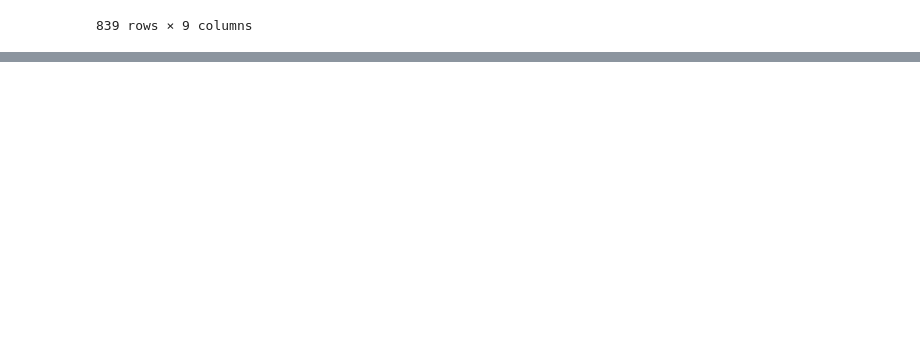
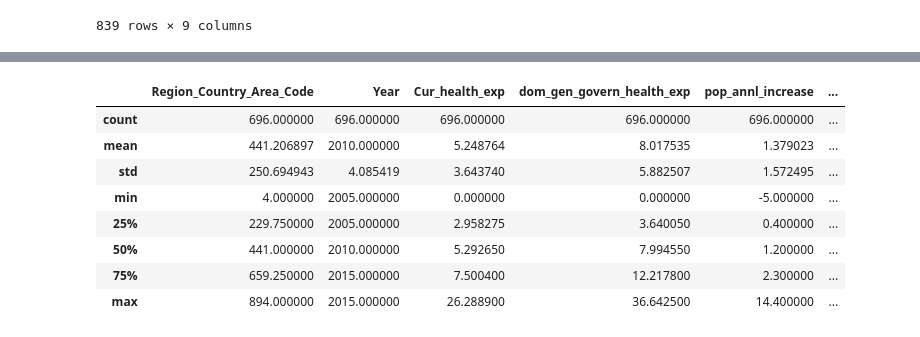
Before and after one commit to LauraMenefee/Summer2019_group_project, a Jupyter notebook: group_project.ipynb, the cells around one changed output, grey strips where cells are left out. Saved outputs shown, nothing was run; the diff lists cells and outputs as text; code cells hidden in the pictures; blank space fills up the shorter version.

```diff
--- a/group_project.ipynb
+++ b/group_project.ipynb
@@ -374,0 +388,13 @@ writer.save()
+# %%
+#Descriptive stats for population and expenditure
+pop_exp_df.describe()
+# %% [output]
+|  | Region_Country_Area_Code | Year | Cur_health_exp | dom_gen_govern_health_exp | pop_annl_increase | ... |
+| count | 696.000000 | 696.000000 | 696.000000 | 696.000000 | 696.000000 | ... |
+| mean | 441.206897 | 2010.000000 | 5.248764 | 8.017535 | 1.379023 | ... |
+| std | 250.694943 | 4.085419 | 3.643740 | 5.882507 | 1.572495 | ... |
+| min | 4.000000 | 2005.000000 | 0.000000 | 0.000000 | -5.000000 | ... |
+| 25% | 229.750000 | 2005.000000 | 2.958275 | 3.640050 | 0.400000 | ... |
+| 50% | 441.000000 | 2010.000000 | 5.292650 | 7.994550 | 1.200000 | ... |
+| 75% | 659.250000 | 2015.000000 | 7.500400 | 12.217800 | 2.300000 | ... |
+| max | 894.000000 | 2015.000000 | 26.288900 | 36.642500 | 14.400000 | ... |
```
Also changed, not shown: parts of 8 cells of this notebook, 1 other file.
